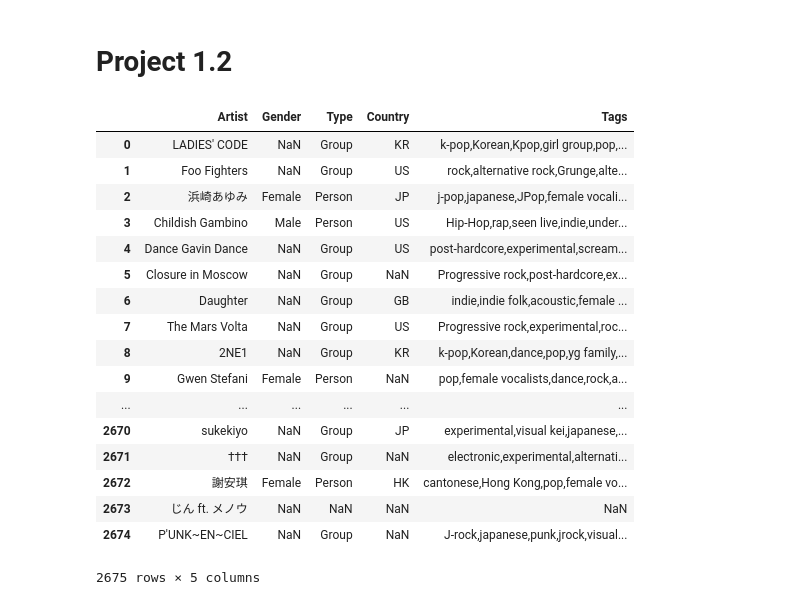
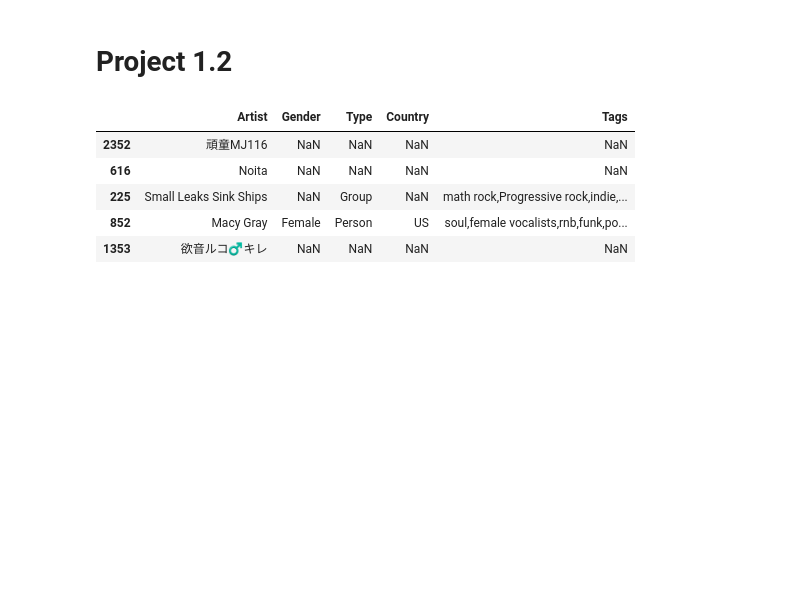
Before and after one commit to edelgrace/last.fm_data_story, a Jupyter notebook: Project 1.2.ipynb, the cells around one changed output. Saved outputs shown, nothing was run; the diff lists cells and outputs as text; code cells hidden in the pictures; blank space fills up the shorter version.

Commit message:
Python notebook progress

```diff
--- a/Project 1.2.ipynb
+++ b/Project 1.2.ipynb
@@ -20,26 +20,14 @@ import seaborn as sns
 sns.set(style='white', color_codes=True, font_scale=1.3)
 # %%
 artists = pd.read_csv("data/artists.csv",delimiter="\t")
-artists
+artists.sample(5)
 # %% [output]
 |  | Artist | Gender | Type | Country | Tags |
-| 0 | LADIES' CODE | NaN | Group | KR | k-pop,Korean,Kpop,girl group,pop,... |
-| 1 | Foo Fighters | NaN | Group | US | rock,alternative rock,Grunge,alte... |
-| 2 | 浜崎あゆみ | Female | Person | JP | j-pop,japanese,JPop,female vocali... |
-| 3 | Childish Gambino | Male | Person | US | Hip-Hop,rap,seen live,indie,under... |
-| 4 | Dance Gavin Dance | NaN | Group | US | post-hardcore,experimental,scream... |
-| 5 | Closure in Moscow | NaN | Group | NaN | Progressive rock,post-hardcore,ex... |
-| 6 | Daughter | NaN | Group | GB | indie,indie folk,acoustic,female ... |
-| 7 | The Mars Volta | NaN | Group | US | Progressive rock,experimental,roc... |
-| 8 | 2NE1 | NaN | Group | KR | k-pop,Korean,dance,pop,yg family,... |
-| 9 | Gwen Stefani | Female | Person | NaN | pop,female vocalists,dance,rock,a... |
-| ... | ... | ... | ... | ... | ... |
-| 2670 | sukekiyo | NaN | Group | JP | experimental,visual kei,japanese,... |
-| 2671 | ††† | NaN | Group | NaN | electronic,experimental,alternati... |
-| 2672 | 謝安琪 | Female | Person | HK | cantonese,Hong Kong,pop,female vo... |
-| 2673 | じん ft. メノウ | NaN | NaN | NaN | NaN |
-| 2674 | P'UNK~EN~CIEL | NaN | Group | NaN | J-rock,japanese,punk,jrock,visual... |
+| 2352 | 頑童MJ116 | NaN | NaN | NaN | NaN |
+| 616 | Noita | NaN | NaN | NaN | NaN |
+| 225 | Small Leaks Sink Ships | NaN | Group | NaN | math rock,Progressive rock,indie,... |
+| 852 | Macy Gray | Female | Person | US | soul,female vocalists,rnb,funk,po... |
+| 1353 | 欲音ルコ♂キレ | NaN | NaN | NaN | NaN |
-2675 rows × 5 columns
 # %%
 # unique list of traits.
 all_tags = []
```
Also changed, not shown: parts of 7 cells of this notebook, 1 other file.
